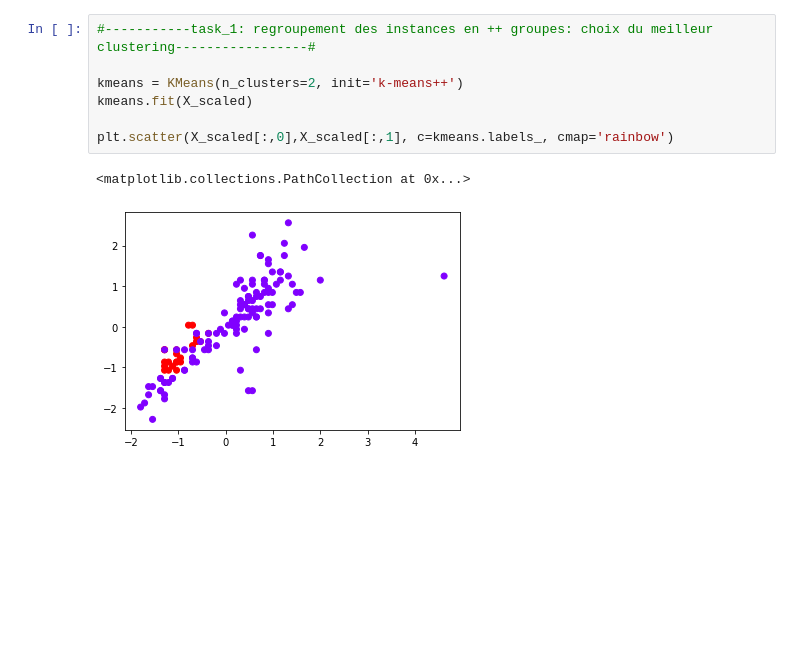
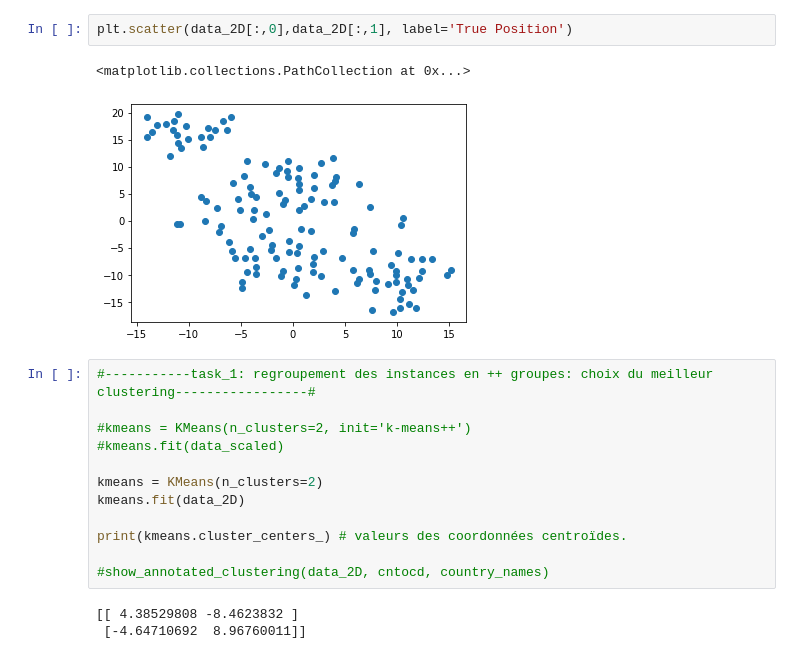
Before and after one commit to prettyHello/Machine-learning-and-data-mining-Project2, a Jupyter notebook: src/task_1.ipynb, the cells around one changed output. Saved outputs shown, nothing was run; the diff lists cells and outputs as text; blank space fills up the shorter version.

```diff
--- a/src/task_1.ipynb
+++ b/src/task_1.ipynb
@@ -22,10 +55,20 @@ X_scaled.shape
+# %%
+plt.scatter(data_2D[:,0],data_2D[:,1], label='True Position')
+# %% [output]
+<matplotlib.collections.PathCollection at 0x...>
+[figure, added]
 # %%
 #-----------task_1: regroupement des instances en ++ groupes: choix du meilleur clustering-----------------#
 
-kmeans = KMeans(n_clusters=2, init='k-means++')
-kmeans.fit(X_scaled)
+#kmeans = KMeans(n_clusters=2, init='k-means++')
+#kmeans.fit(data_scaled)
 
-plt.scatter(X_scaled[:,0],X_scaled[:,1], c=kmeans.labels_, cmap='rainbow')
+kmeans = KMeans(n_clusters=2)
+kmeans.fit(data_2D)
+
+print(kmeans.cluster_centers_) # valeurs des coordonnées centroïdes.
+
+#show_annotated_clustering(data_2D, cntocd, country_names)
 # %% [output]
-<matplotlib.collections.PathCollection at 0x...>
+[[ 4.38529808 -8.4623832 ]
+ [-4.64710692  8.96760011]]
-[figure, removed]
```
Also changed, not shown: parts of 9 cells of this notebook.
